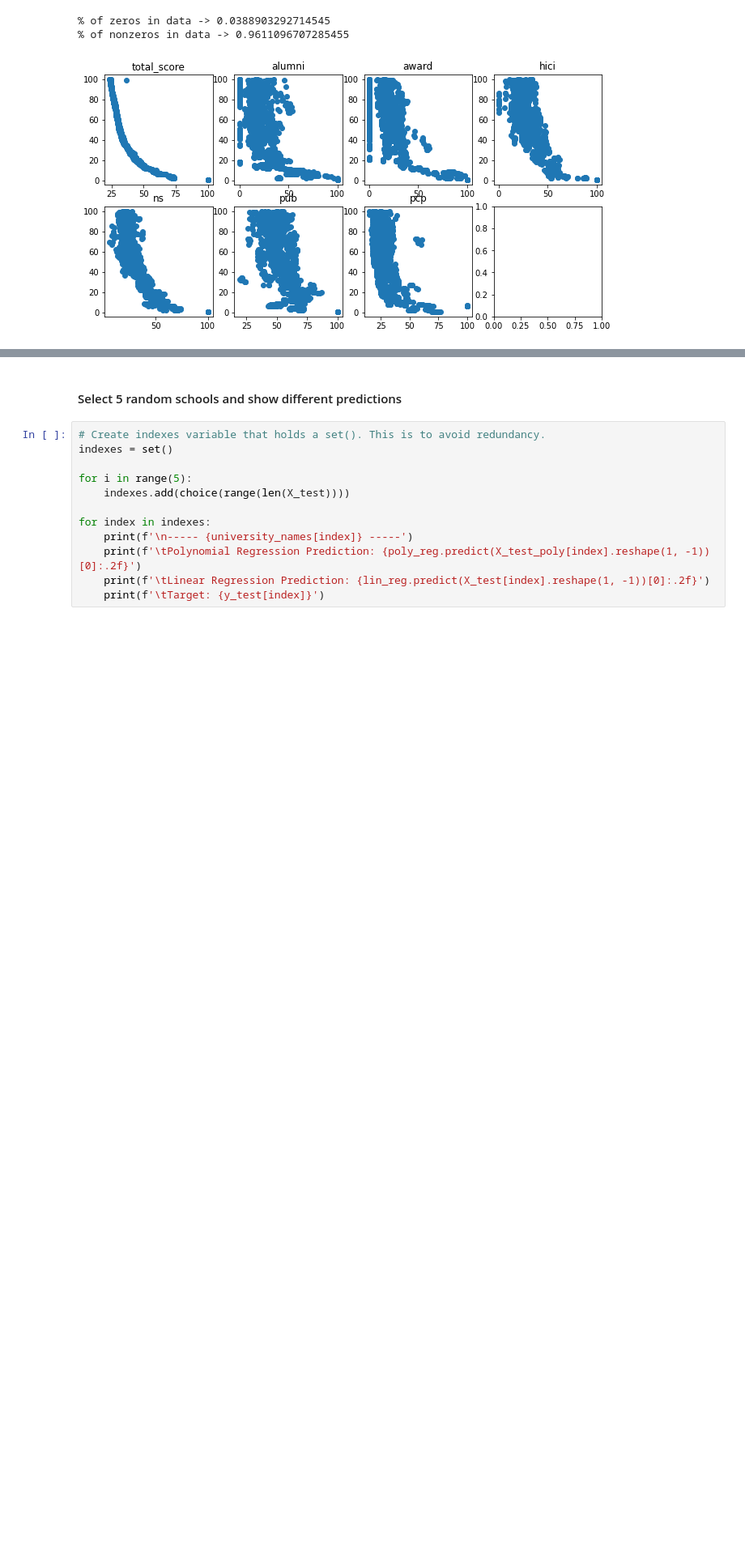
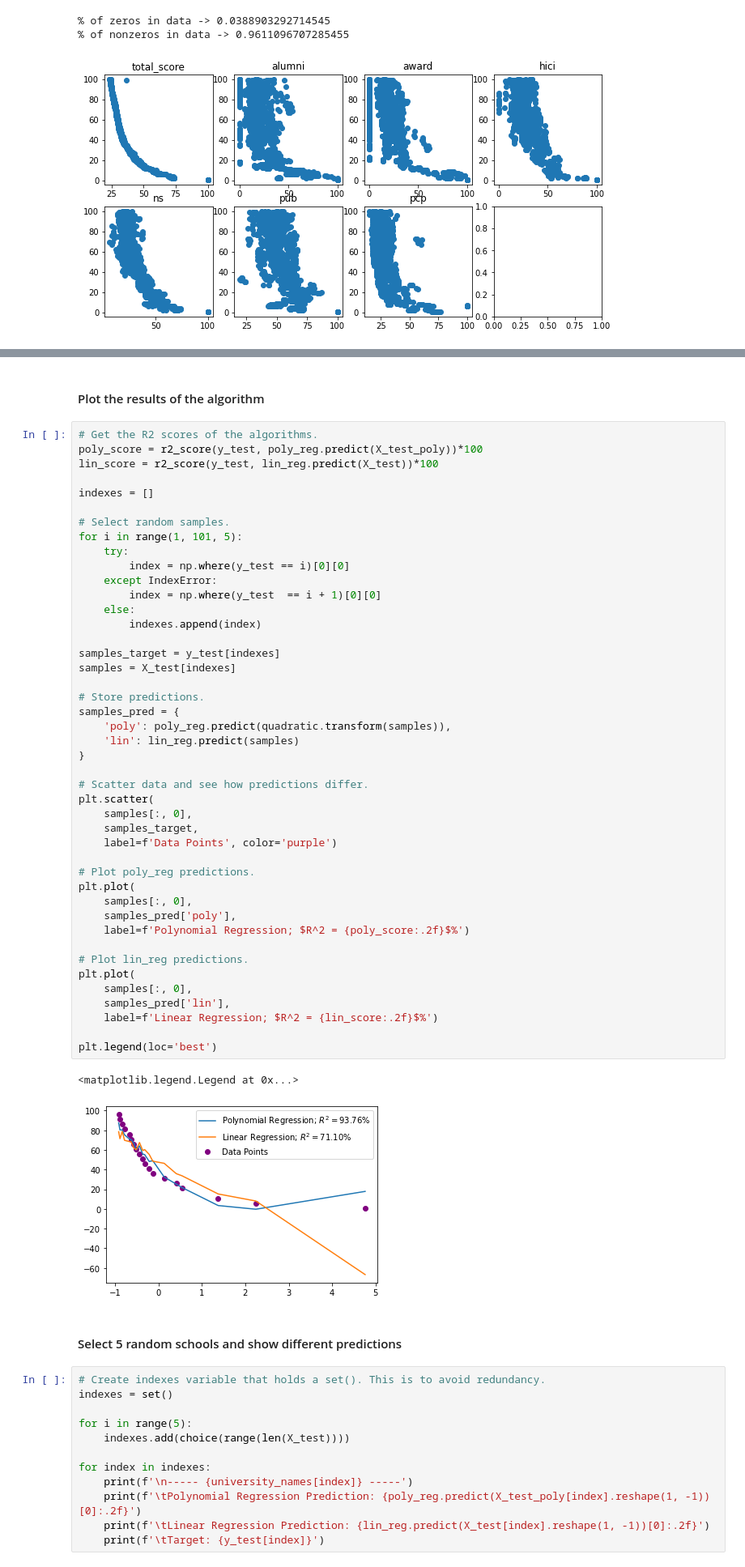
Before and after one commit to rohannakra/AI-Ranks-World-Universities, a Jupyter notebook: AI_predicts_university_rankings.ipynb, the cells around one changed output, grey strips where cells are left out. Shown at 81% size. Drawn from its saved outputs; the diff is of its cells as text; blank space fills up the shorter version.

Commit message:
Editing plots.

```diff
--- a/AI_predicts_university_rankings.ipynb
+++ b/AI_predicts_university_rankings.ipynb
@@ -179,3 +147,52 @@ R2 Test: 94.12%
+# %% [markdown]
+#### Plot the results of the algorithm
+# %%
+# Get the R2 scores of the algorithms.
+poly_score = r2_score(y_test, poly_reg.predict(X_test_poly))*100
+lin_score = r2_score(y_test, lin_reg.predict(X_test))*100
+
+indexes = []
+
+# Select random samples.
+for i in range(1, 101, 5):
+    try:
+        index = np.where(y_test == i)[0][0]
+    except IndexError:
+        index = np.where(y_test  == i + 1)[0][0]
+    else:
+        indexes.append(index)
+
+samples_target = y_test[indexes]
+samples = X_test[indexes]
+
+# Store predictions.
+samples_pred = {
+    'poly': poly_reg.predict(quadratic.transform(samples)),
+    'lin': lin_reg.predict(samples)
+}
+
+# Scatter data and see how predictions differ.
+plt.scatter(
+    samples[:, 0],
+    samples_target,
+    label=f'Data Points', color='purple')
+
+# Plot poly_reg predictions.
+plt.plot(
+    samples[:, 0],
+    samples_pred['poly'],
+    label=f'Polynomial Regression; $R^2 = {poly_score:.2f}$%')
+
+# Plot lin_reg predictions.
+plt.plot(
+    samples[:, 0],
+    samples_pred['lin'],
+    label=f'Linear Regression; $R^2 = {lin_score:.2f}$%')
+
+plt.legend(loc='best')
+# %% [output]
+<matplotlib.legend.Legend at 0x...>
+[figure, added]
 # %% [markdown]
 #### Select 5 random schools and show different predictions
 # %%
```
Also changed, not shown: parts of 8 cells of this notebook, 2 other files.
